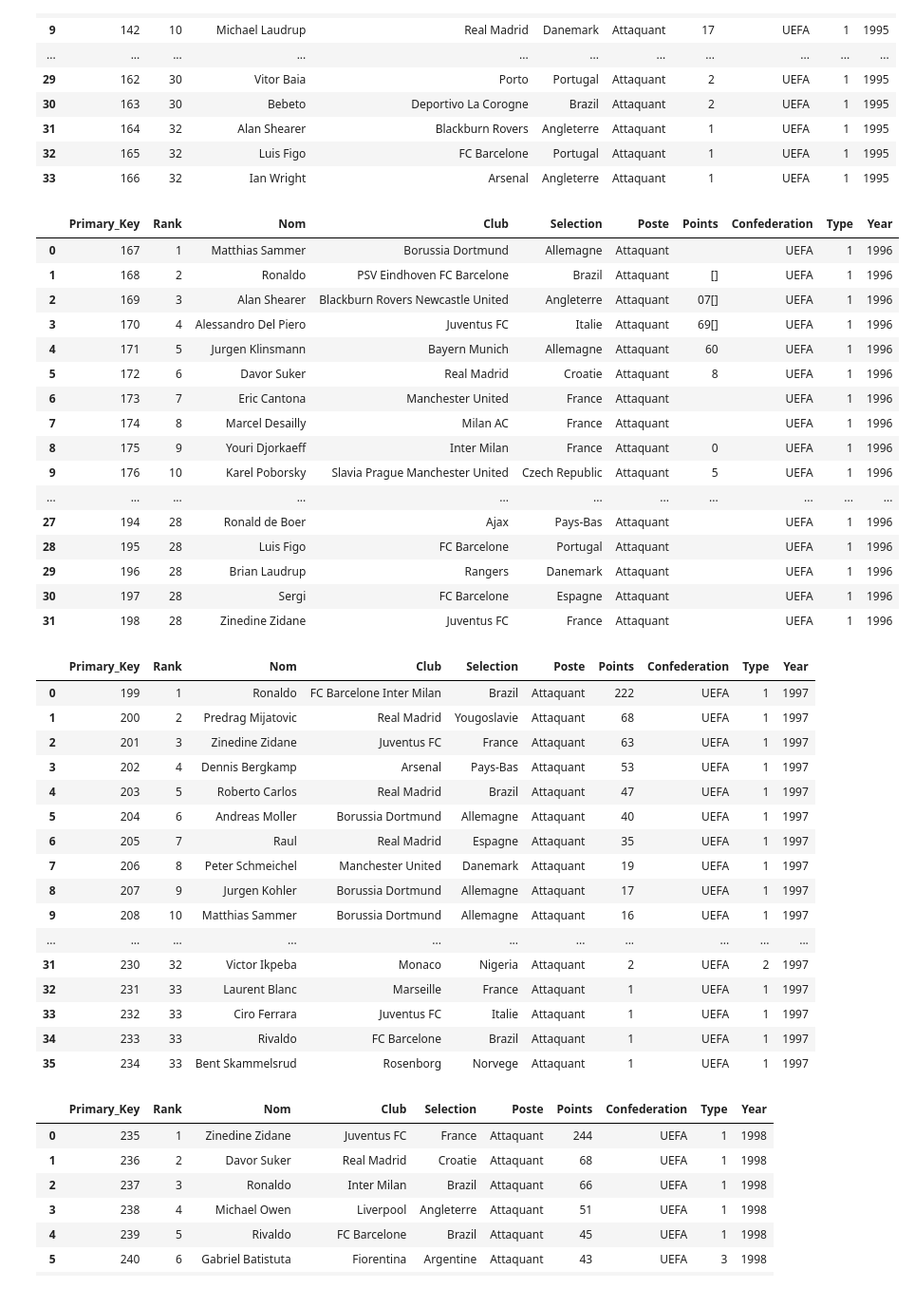
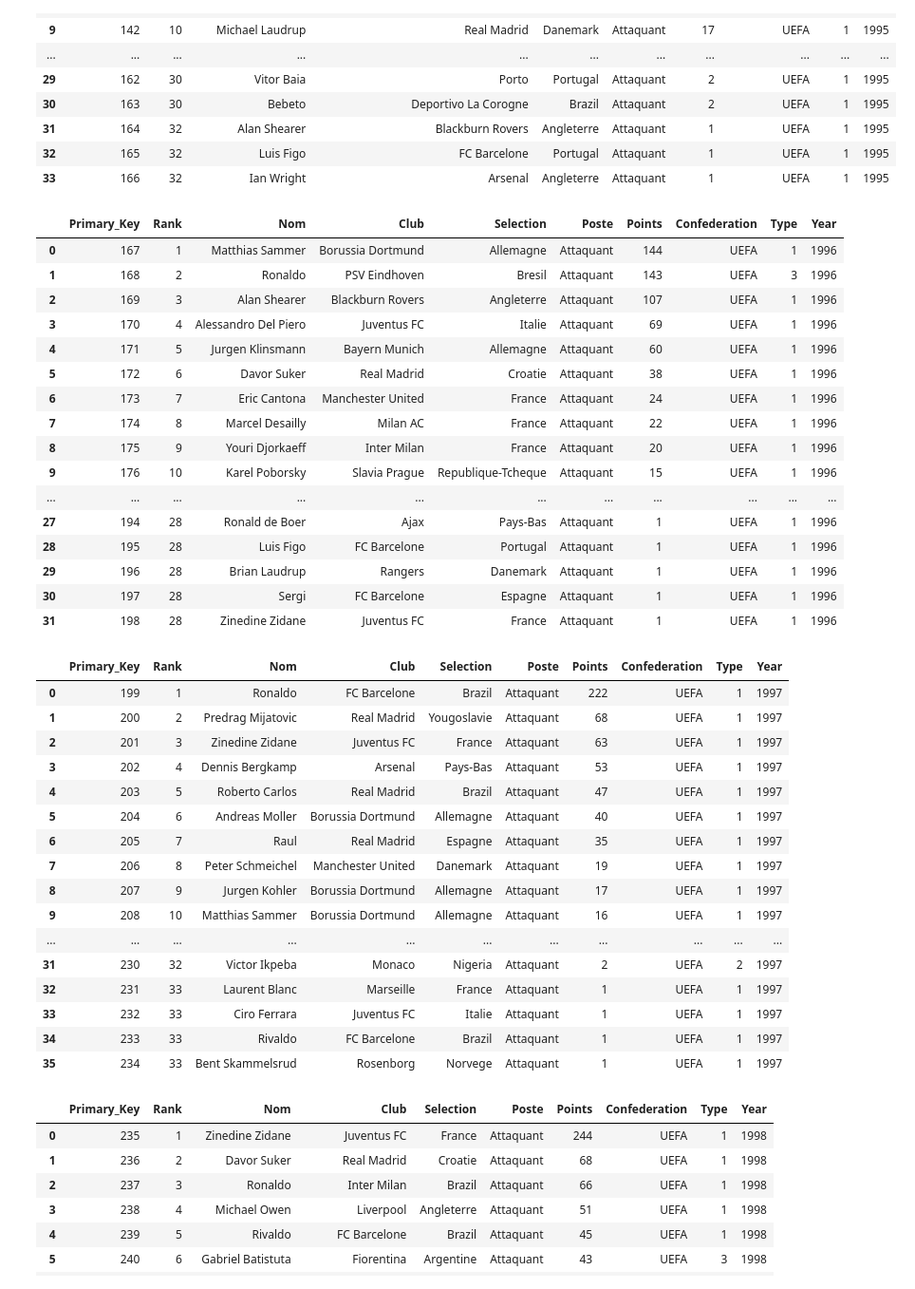
Before and after one commit to Lamessolo/BallonD_or_Analyse, a Jupyter notebook: BallondOrScraping.ipynb, the cells around one changed output. Shown at 95% size. Drawn from its saved outputs; the diff is of its cells as text; code cells hidden in the pictures.

```diff
--- a/BallondOrScraping.ipynb
+++ b/BallondOrScraping.ipynb
@@ -1070,7 +1071,7 @@ tab_players_1994['Nom']= tab_players_1994['Nom'].str.replace('Krasimir Balakov[n
 # modifier les valeurs en anglais dans les colonnes suivante
 
 # Modifier une cellule spécifique
-#tab_players_1994.at[1,'Club'] = 'Liverpool FC'
+tab_players_1994.at[15,'Nom'] = 'Krasimir Balakov'
 
 # Add columns for conferation , type, poste,Primary_key, Year
 
@@ -1163,6 +1164,7 @@ tab_players_1995['Selection']= tab_players_1995['Selection'].str.replace('Englan
 tab_players_1995['Selection']= tab_players_1995['Selection'].str.replace('Republic of Ireland','Irelande')
 tab_players_1995['Selection']= tab_players_1995['Selection'].str.replace('Spain','Espagne')
 tab_players_1995['Selection']= tab_players_1995['Selection'].str.replace('FR Yugoslavia','Yougoslavie')
+tab_players_1995['Selection']= tab_players_1995['Selection'].str.replace('Yugoslavia','Yougoslavie')
 tab_players_1995['Selection']= tab_players_1995['Selection'].str.replace('Argentina','Argentine')
 tab_players_1995['Club']= tab_players_1995['Club'].str.replace('Milan','Milan AC')
 tab_players_1995['Club']= tab_players_1995['Club'].str.replace('Internazionale','Inter Milan')
@@ -1170,7 +1172,7 @@ tab_players_1995['Club']= tab_players_1995['Club'].str.replace('Juventus','Juven
 tab_players_1995['Club']= tab_players_1995['Club'].str.replace('Barcelona','FC Barcelone')
 tab_players_1995['Club']= tab_players_1995['Club'].str.replace('Liège','Liege')
 tab_players_1995['Club']= tab_players_1995['Club'].str.replace('La Coruña','La Corogne')
-tab_players_1995['Nom']= tab_players_1995['Nom'].str.replace('Matthäus','Matthaus')
+tab_players_1995['Nom']= tab_players_1995['Nom'].str.replace('Esnáider','Esnaider')
 tab_players_1995['Nom']= tab_players_1995['Nom'].str.replace('Martín Vázquez','Martin Vazquez')
 tab_players_1995['Nom']= tab_players_1995['Nom'].str.replace('Prosinečki','Prosinecki')
 tab_players_1995['Nom']= tab_players_1995['Nom'].str.replace('Stojković','Stojkovic')
@@ -1259,10 +1261,12 @@ tab_players_1996 = tab_players_1996.rename(columns = {'Nationality': 'Selection'
 #tab_players_1996['pourcentage_vote']= tab_players_1996['pourcentage_vote'].str.replace('\"','')
 tab_players_1996['Club']= tab_players_1996['Club'].str.replace('Atlético','Atletico')
 tab_players_1996['Selection']= tab_players_1996['Selection'].str.replace('Brésil','Bresil')
+tab_players_1996['Selection']= tab_players_1996['Selection'].str.replace('Brazil','Bresil')
 tab_players_1996['Selection']= tab_players_1996['Selection'].str.replace('Germany','Allemagne')
 tab_players_1996['Selection']= tab_players_1996['Selection'].str.replace('Égypte','Egypte')
 tab_players_1996['Selection']= tab_players_1996['Selection'].str.replace('Netherlands','Pays-Bas')
 tab_players_1996['Selection']= tab_players_1996['Selection'].str.replace('Sweden','Suede')
+tab_players_1996['Selection']= tab_players_1996['Selection'].str.replace('Czech Republic','Republique-Tcheque')
 tab_players_1996['Selection']= tab_players_1996['Selection'].str.replace('Italy','Italie')
 tab_players_1996['Selection']= tab_players_1996['Selection'].str.replace('Bosnie-Herzégovine','Bosnie-Herzegovine')
 tab_players_1996['Selection']= tab_players_1996['Selection'].str.replace('Croatia','Croatie')
@@ -1279,12 +1283,14 @@ tab_players_1996['Selection']= tab_players_1996['Selection'].str.replace('Englan
 tab_players_1996['Selection']= tab_players_1996['Selection'].str.replace('Republic of Ireland','Irelande')
 tab_players_1996['Selection']= tab_players_1996['Selection'].str.replace('Spain','Espagne')
 tab_players_1996['Selection']= tab_players_1996['Selection'].str.replace('FR Yugoslavia','Yougoslavie')
+tab_players_1996['Selection']= tab_players_1996['Selection'].str.replace('Yugoslavia','Yougoslavie')
 tab_players_1996['Selection']= tab_players_1996['Selection'].str.replace('Argentina','Argentine')
 tab_players_1996['Club']= tab_players_1996['Club'].str.replace('Milan','Milan AC')
 tab_players_1996['Club']= tab_players_1996['Club'].str.replace('Internazionale','Inter Milan')
 tab_players_1996['Club']= tab_players_1996['Club'].str.replace('Juventus','Juventus FC')
 tab_players_1996['Club']= tab_players_1996['Club'].str.replace('Barcelona','FC Barcelone')
 tab_players_1996['Club']= tab_players_1996['Club'].str.replace('Liège','Liege')
+tab_players_1996['Club']= tab_players_1996['Club'].str.replace('Rapid Wien','Rapid Vienne')
 tab_players_1996['Club']= tab_players_1996['Club'].str.replace('La Coruña','La Corogne')
 tab_players_1996['Nom']= tab_players_1996['Nom'].str.replace('Matthäus','Matthaus')
 tab_players_1996['Nom']= tab_players_1996['Nom'].str.replace('Poborský','Poborsky')
@@ -1301,15 +1307,22 @@ tab_players_1996['Nom']= tab_players_1996['Nom'].str.replace('Šuker','Suker')
 tab_players_1996['Nom']= tab_players_1996['Nom'].str.replace('Türkyilmaz','Turkyilmaz')
 tab_players_1996['Nom']= tab_players_1996['Nom'].str.replace('Iván','Ivan')
 tab_players_1996['Nom']= tab_players_1996['Nom'].str.replace('Raúl','Raul')
-tab_players_1996['Points']= tab_players_1996['Points'].str.replace('[note 1]','')
-tab_players_1996['Points']= tab_players_1996['Points'].str.replace('[note 2]','')
-tab_players_1996['Points']= tab_players_1996['Points'].str.replace('[note 3]','')
-tab_players_1996['Points']= tab_players_1996['Points'].str.replace('[note 4]','')
+#tab_players_1996['Points']= tab_players_1996['Points'].str.replace('[note 1]','')
+#tab_players_1996['Points']= tab_players_1996['Points'].str.replace('[note 2]','')
+#tab_players_1996['Points']= tab_players_1996['Points'].str.replace('[note 3]','')
+#tab_players_1996['Points']= tab_players_1996['Points'].str.replace('[note 4]','')
 # modifier les valeurs en anglais dans les colonnes suivante
 
 # Modifier une cellule spécifique
-#tab_players_1996.at[1,'Club'] = 'Liverpool FC'
-
+tab_players_1996.at[1,'Club'] = 'PSV Eindhoven'
+tab_players_1996.at[2,'Club'] = 'Blackburn Rovers'
+tab_players_1996.at[9,'Club'] = 'Slavia Prague'
+tab_players_1996.at[23,'Club'] = 'Borussia Dortmund'
+tab_players_1996.at[25,'Club'] = 'Slavia Prague'
+tab_players_1996.at[1,'Points'] = '143'
+tab_players_1996.at[2,'Points'] = '107'
+tab_players_1996.at[3,'Points'] = '69'
+tab_players_1996.at[11,'Points'] = '13'
 # Add columns for conferation , type, poste,Primary_key, Year
 
 tab_players_1996.insert(loc=5, column='Confederation', value='UEFA')#( add UEFA by default)
@@ -1321,49 +1334,49 @@ tab_players_1996.insert(loc=0, column='Primary_Key', value=range(167,len(tab_pla
 # Supprimer une ligne spécifique en utilisant drop()
 #tab_players_1996 = tab_players_1996.drop(index=len(tab_players_1996))
 
 # Tableau de valeurs à comparer
 valeurs_CONMEBOL = ['Bresil', 'Argentine', 'Colombie','Chili','Uruguay']
 valeurs_CAF =  ['Senegal', 'Cameroun', 'Algerie','Nigeria','Gabon']
 # Vérifier si la valeur de la colonne 'Selection' se trouve dans le tableau de valeurs
 condition_CONMEBOL = tab_players_1996['Selection'].isin(valeurs_CONMEBOL)
 condition_CAF = tab_players_1996['Selection'].isin(valeurs_CAF)
 
 # Modifier la valeur de la colonne 'Type' en fonction de la condition
 tab_players_1996.loc[condition_CAF, 'Type'] = '2'
 tab_players_1996.loc[condition_CONMEBOL, 'Type'] = '3'
 
 # Réindexer le DataFrame après la suppression
 #tab_players_1996 = tab_players_1996.reset_index(drop=True)
 
     ## Supprimer une colonne en utilisant del
     #del df['Col1']
 
     # write dataframe ina csv file
 tab_players_1996.to_csv(r'C:\Users\messj\Ballon_d_Or\players_90_99\tab_players_1996.csv', sep = ',',header=True, index=False)
 
 players_90_99 = pd.concat([players_90_99,tab_players_1996])
 players_90_99.to_csv('all_players_1990_99.csv', sep=',', header=True, index=False)
 tab_players_1996
 
 #parse_players_1996()
 # %% [output]
 |  | Primary_Key | Rank | Nom | Club | Selection | Poste | Points | Confederation | Type | Year |
-| 0 | 167 | 1 | Matthias Sammer | Borussia Dortmund | Allemagne | Attaquant |  | UEFA | 1 | 1996 |
-| 1 | 168 | 2 | Ronaldo | PSV Eindhoven FC Barcelone | Brazil | Attaquant | [] | UEFA | 1 | 1996 |
-| 2 | 169 | 3 | Alan Shearer | Blackburn Rovers Newcastle United | Angleterre | Attaquant | 07[] | UEFA | 1 | 1996 |
-| 3 | 170 | 4 | Alessandro Del Piero | Juventus FC | Italie | Attaquant | 69[] | UEFA | 1 | 1996 |
+| 0 | 167 | 1 | Matthias Sammer | Borussia Dortmund | Allemagne | Attaquant | 144 | UEFA | 1 | 1996 |
+| 1 | 168 | 2 | Ronaldo | PSV Eindhoven | Bresil | Attaquant | 143 | UEFA | 3 | 1996 |
+| 2 | 169 | 3 | Alan Shearer | Blackburn Rovers | Angleterre | Attaquant | 107 | UEFA | 1 | 1996 |
+| 3 | 170 | 4 | Alessandro Del Piero | Juventus FC | Italie | Attaquant | 69 | UEFA | 1 | 1996 |
 | 4 | 171 | 5 | Jurgen Klinsmann | Bayern Munich | Allemagne | Attaquant | 60 | UEFA | 1 | 1996 |
-| 5 | 172 | 6 | Davor Suker | Real Madrid | Croatie | Attaquant | 8 | UEFA | 1 | 1996 |
-| 6 | 173 | 7 | Eric Cantona | Manchester United | France | Attaquant |  | UEFA | 1 | 1996 |
-| 7 | 174 | 8 | Marcel Desailly | Milan AC | France | Attaquant |  | UEFA | 1 | 1996 |
-| 8 | 175 | 9 | Youri Djorkaeff | Inter Milan | France | Attaquant | 0 | UEFA | 1 | 1996 |
-| 9 | 176 | 10 | Karel Poborsky | Slavia Prague Manchester United | Czech Republic | Attaquant | 5 | UEFA | 1 | 1996 |
+| 5 | 172 | 6 | Davor Suker | Real Madrid | Croatie | Attaquant | 38 | UEFA | 1 | 1996 |
+| 6 | 173 | 7 | Eric Cantona | Manchester United | France | Attaquant | 24 | UEFA | 1 | 1996 |
+| 7 | 174 | 8 | Marcel Desailly | Milan AC | France | Attaquant | 22 | UEFA | 1 | 1996 |
+| 8 | 175 | 9 | Youri Djorkaeff | Inter Milan | France | Attaquant | 20 | UEFA | 1 | 1996 |
+| 9 | 176 | 10 | Karel Poborsky | Slavia Prague | Republique-Tcheque | Attaquant | 15 | UEFA | 1 | 1996 |
 | ... | ... | ... | ... | ... | ... | ... | ... | ... | ... | ... |
-| 27 | 194 | 28 | Ronald de Boer | Ajax | Pays-Bas | Attaquant |  | UEFA | 1 | 1996 |
-| 28 | 195 | 28 | Luis Figo | FC Barcelone | Portugal | Attaquant |  | UEFA | 1 | 1996 |
-| 29 | 196 | 28 | Brian Laudrup | Rangers | Danemark | Attaquant |  | UEFA | 1 | 1996 |
-| 30 | 197 | 28 | Sergi | FC Barcelone | Espagne | Attaquant |  | UEFA | 1 | 1996 |
-| 31 | 198 | 28 | Zinedine Zidane | Juventus FC | France | Attaquant |  | UEFA | 1 | 1996 |
+| 27 | 194 | 28 | Ronald de Boer | Ajax | Pays-Bas | Attaquant | 1 | UEFA | 1 | 1996 |
+| 28 | 195 | 28 | Luis Figo | FC Barcelone | Portugal | Attaquant | 1 | UEFA | 1 | 1996 |
+| 29 | 196 | 28 | Brian Laudrup | Rangers | Danemark | Attaquant | 1 | UEFA | 1 | 1996 |
+| 30 | 197 | 28 | Sergi | FC Barcelone | Espagne | Attaquant | 1 | UEFA | 1 | 1996 |
+| 31 | 198 | 28 | Zinedine Zidane | Juventus FC | France | Attaquant | 1 | UEFA | 1 | 1996 |
 # %%
 #def parse_players_1997():
 
@@ -1385,6 +1398,7 @@ tab_players_1997['Selection']= tab_players_1997['Selection'].str.replace('Égypt
 tab_players_1997['Selection']= tab_players_1997['Selection'].str.replace('Netherlands','Pays-Bas')
 tab_players_1997['Selection']= tab_players_1997['Selection'].str.replace('Sweden','Suede')
 tab_players_1997['Selection']= tab_players_1997['Selection'].str.replace('Italy','Italie')
+tab_players_1997['Selection']= tab_players_1997['Selection'].str.replace('Czech Republic','Republique-Tcheque')
 tab_players_1997['Selection']= tab_players_1997['Selection'].str.replace('Bosnie-Herzégovine','Bosnie-Herzegovine')
 tab_players_1997['Selection']= tab_players_1997['Selection'].str.replace('Croatia','Croatie')
 tab_players_1997['Selection']= tab_players_1997['Selection'].str.replace('Norway','Norvege')
@@ -1426,7 +1440,7 @@ tab_players_1997['Nom']= tab_players_1997['Nom'].str.replace('Raúl','Raul')
 # modifier les valeurs en anglais dans les colonnes suivante
 
 # Modifier une cellule spécifique
-#tab_players_1997.at[1,'Club'] = 'Liverpool FC'
+tab_players_1997.at[0,'Club'] = 'FC Barcelone'
 
 # Add columns for conferation , type, poste,Primary_key, Year
 
@@ -1466,7 +1480,7 @@ tab_players_1997
 #parse_players_1997()
 # %% [output]
 |  | Primary_Key | Rank | Nom | Club | Selection | Poste | Points | Confederation | Type | Year |
-| 0 | 199 | 1 | Ronaldo | FC Barcelone Inter Milan | Brazil | Attaquant | 222 | UEFA | 1 | 1997 |
+| 0 | 199 | 1 | Ronaldo | FC Barcelone | Brazil | Attaquant | 222 | UEFA | 1 | 1997 |
 | 1 | 200 | 2 | Predrag Mijatovic | Real Madrid | Yougoslavie | Attaquant | 68 | UEFA | 1 | 1997 |
 | 2 | 201 | 3 | Zinedine Zidane | Juventus FC | France | Attaquant | 63 | UEFA | 1 | 1997 |
 | 3 | 202 | 4 | Dennis Bergkamp | Arsenal | Pays-Bas | Attaquant | 53 | UEFA | 1 | 1997 |
```
Also changed, not shown: parts of 9 cells of this notebook, 18 other files.
